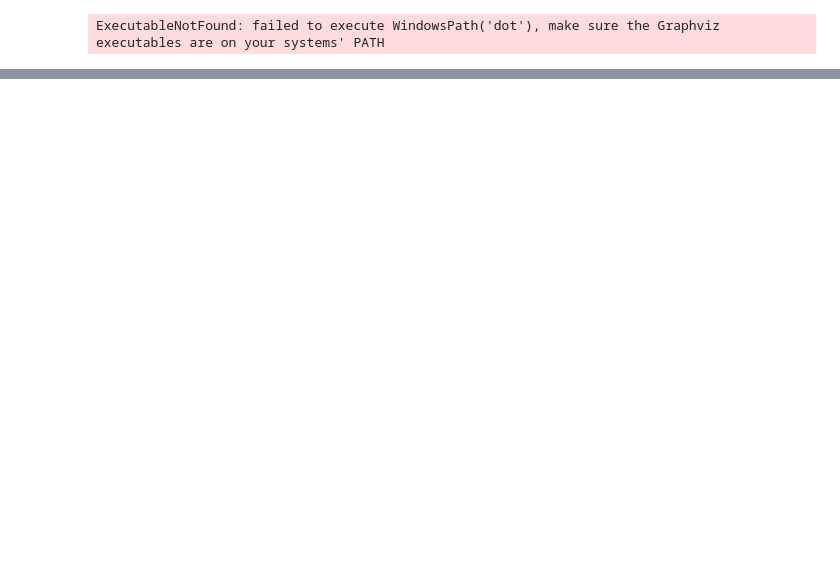
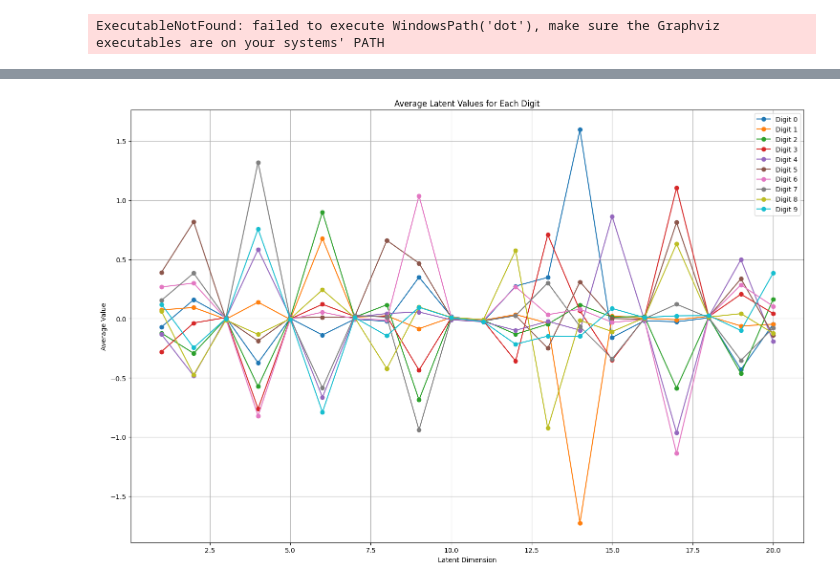
Before and after one commit to hozgur/Fundamentals, a Jupyter notebook: ai/fundamentals/mnist_vae_v2.ipynb, the cells around one changed output, grey strips where cells are left out. Cells and saved outputs as stored; diff of their text form; code cells hidden in the pictures; blank space fills up the shorter version.

```diff
--- a/ai/fundamentals/mnist_vae_v2.ipynb
+++ b/ai/fundamentals/mnist_vae_v2.ipynb
@@ -168,0 +203,33 @@ ExecutableNotFound: failed to execute WindowsPath('dot'), make sure the Graphviz
+# %%
+import matplotlib.pyplot as plt
+import numpy as np
+
+# Dictionary to store average latent values for each digit
+average_latents = {i: [] for i in range(10)}
+for i in range(10):  # for each digit
+    mask = labels == i
+    avg_latent = latent_values[mask].mean(dim=0)
+    average_latents[i] = avg_latent.tolist()
+
+# Set up the figure and axis
+plt.figure(figsize=(15, 10))
+
+# Define an array for the x-axis (represents the 20 dimensions of the latent space)
+x = np.arange(1, 21)
+
+# Plot each digit's average latent values
+for digit, avg_latent in average_latents.items():
+    plt.plot(x, avg_latent, label=f"Digit {digit}", marker='o')
+
+# Add labels, title, and legend
+plt.xlabel('Latent Dimension')
+plt.ylabel('Average Value')
+plt.title('Average Latent Values for Each Digit')
+plt.legend()
+
+# Show the plot
+plt.grid(True)
+plt.tight_layout()
+plt.show()
+# %% [output]
+[figure, added]
```
Also changed, not shown: parts of 7 cells of this notebook.
